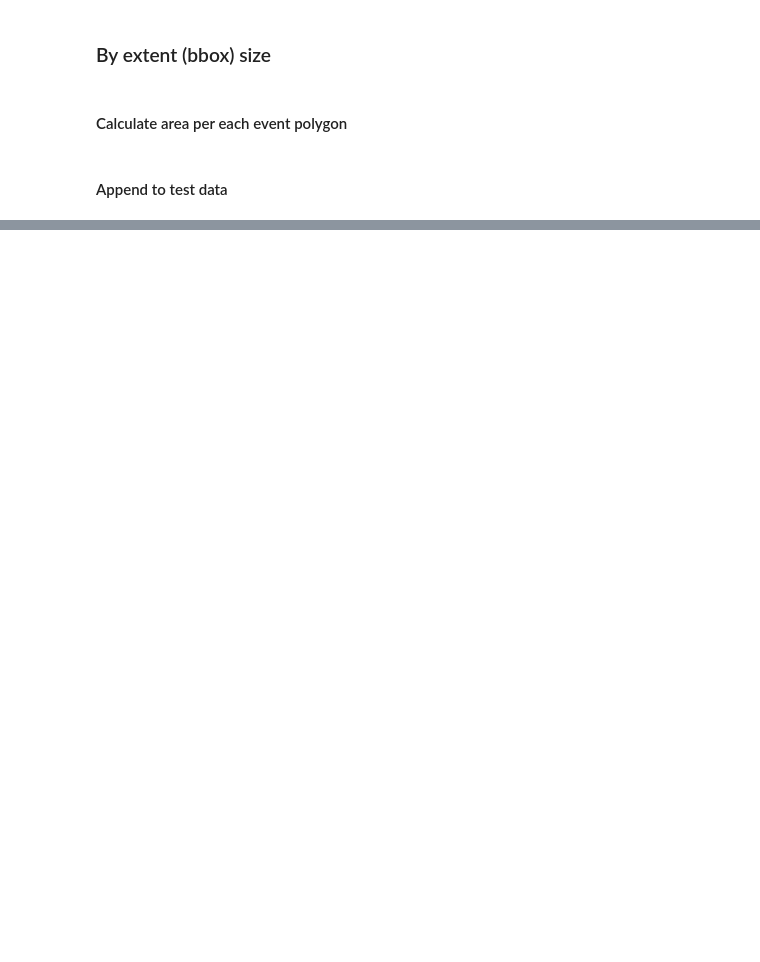
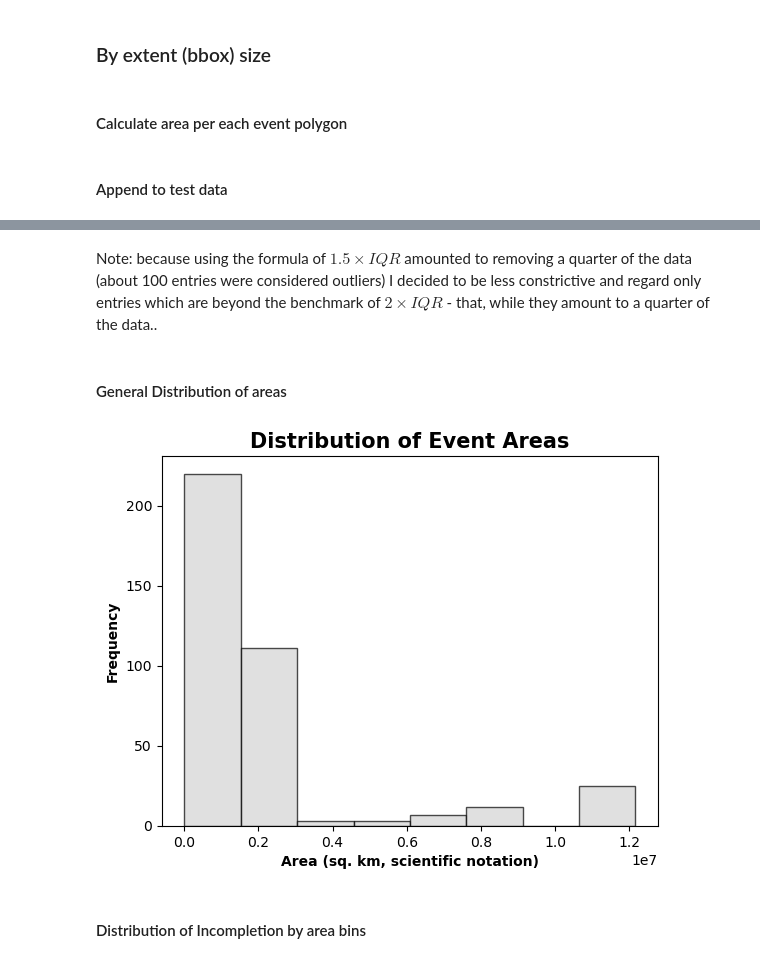
Before and after one commit to Geo-Cultural-Informatics-Lab/OSM-Feature-Completeness, a Jupyter notebook: 6) success statistics for events/success_statistics_events_export.ipynb, the cells around one changed output, grey strips where cells are left out. Drawn from its saved outputs; the diff is of its cells as text; code cells hidden in the pictures; blank space fills up the shorter version.

```diff
--- a/6) success statistics for events/success_statistics_events_export.ipynb
+++ b/6) success statistics for events/success_statistics_events_export.ipynb
@@ -846,0 +824,34 @@ road_status_by_area
+# %%
+# Filtering out the data
+Q1 = road_status_by_area['area_sqkm'].quantile(0.25)
+Q3 = road_status_by_area['area_sqkm'].quantile(0.75)
+IQR = Q3 - Q1
+
+lower = Q1 - 2 * IQR
+upper = Q3 + 2 * IQR
+
+# Filter outliers out
+filtered_road_status_by_area = road_status_by_area[
+    (road_status_by_area['area_sqkm'] >= lower) &
+    (road_status_by_area['area_sqkm'] <= upper)
+]
+
+filtered_bld_status_by_area = bld_status_by_area[
+    (bld_status_by_area['area_sqkm'] >= lower) &
+    (bld_status_by_area['area_sqkm'] <= upper)
+]
+
+# Print new data shapes:
+print('Original datasets\nRoads:')
+print(f"  Shape: {road_status_by_area.shape}")
+print(f"  No. of complete features: {road_status_by_area[road_status_by_area['status'] == 'complete'].shape[0]}")
+print('Buildings:')
+print(f"  Shape: {bld_status_by_area.shape}")
+print(f"No. of complete features: {bld_status_by_area[bld_status_by_area['status'] == 'complete'].shape[0]}\n")
+
+print('Filtered datasets\nRoads:')
+print(f"  Shape: {filtered_road_status_by_area.shape}")
+print(f"  No. of complete features: {filtered_road_status_by_area[filtered_road_status_by_area['status'] == 'complete'].shape[0]}")
+print('Buildings:')
+print(f"  Shape: {filtered_bld_status_by_area.shape}")
+print(f"  No. of complete features: {filtered_bld_status_by_area[filtered_bld_status_by_area['status'] == 'complete'].shape[0]}\n")
@@ -846,0 +874,18 @@ road_status_by_area
+# %% [markdown]
+Note: because using the formula of $1.5 \times IQR$ amounted to removing a quarter of the data (about 100 entries were considered outliers) I decided to be less constrictive and regard only entries which are beyond the benchmark of  $2 \times IQR$ - that, while they amount to a quarter of the data..
+# %% [markdown]
+#### General Distribution of areas
+# %%
+filtered_road_status_by_area['area_sqkm'].plot.hist(
+    bins=8,
+    color='lightgrey',
+    alpha=0.7,
+    edgecolor='black')
+plt.xlabel('Area (sq. km, scientific notation)', fontweight='bold')
+plt.ylabel('Frequency', fontweight='bold')
+plt.title('Distribution of Event Areas', fontsize=15, fontweight='bold')
+plt.show()
+# %% [output]
+[figure, added]
+# %% [markdown]
+#### Distribution of Incompletion by area bins
```
Also changed, not shown: parts of 17 cells of this notebook.
